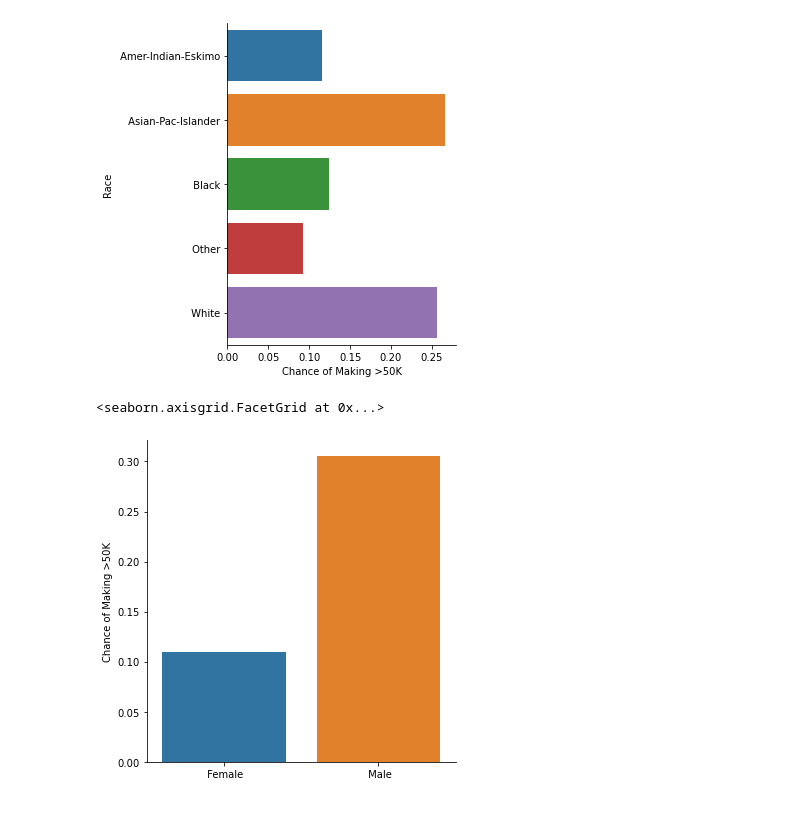
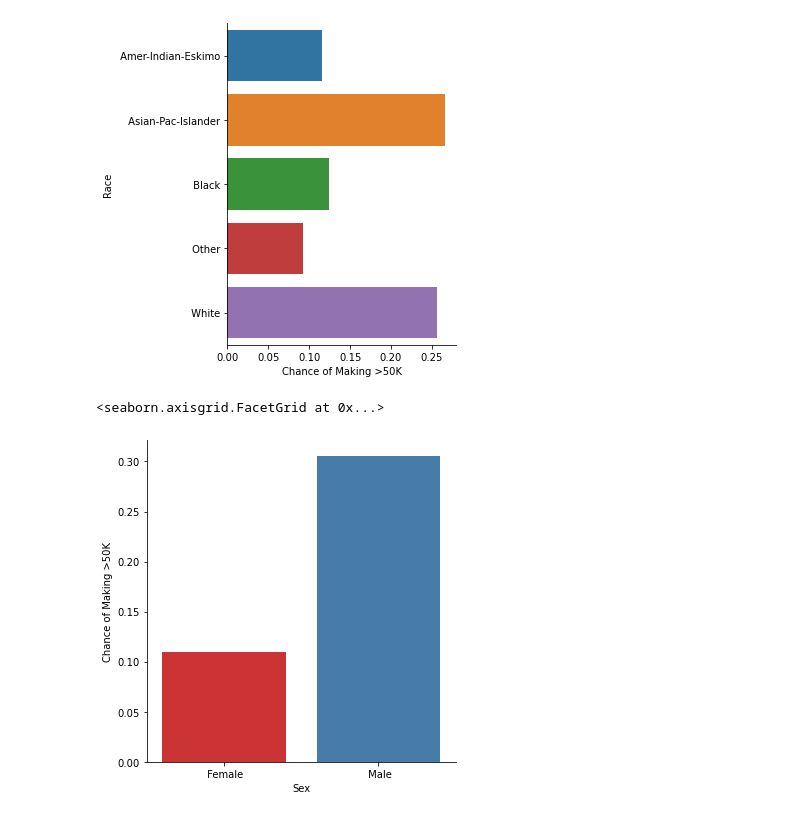
Before and after one commit to astind/578-group-proj, a Jupyter notebook: src/dastin.ipynb, the cells around one changed output. Cells and saved outputs as stored; diff of their text form; code cells hidden in the pictures.

Commit message:
chart changes

```diff
--- a/src/dastin.ipynb
+++ b/src/dastin.ipynb
@@ -129,8 +121,8 @@ g.set_axis_labels('Chance of Making >50K', 'Race')
 <seaborn.axisgrid.FacetGrid at 0x...>
 [figure]
 # %%
-g = sns.catplot(data=train_test, x='sex', y='cash', kind='bar', ci=None)
+g = sns.catplot(data=train_test, x='sex', y='cash', kind='bar', ci=None, palette="Set1")
 g.set_axis_labels('Sex', 'Chance of Making >50K')
 # %% [output]
 <seaborn.axisgrid.FacetGrid at 0x...>
-[figure, old version]
+[figure, new version]
```
Also changed, not shown: parts of 2 cells of this notebook.
